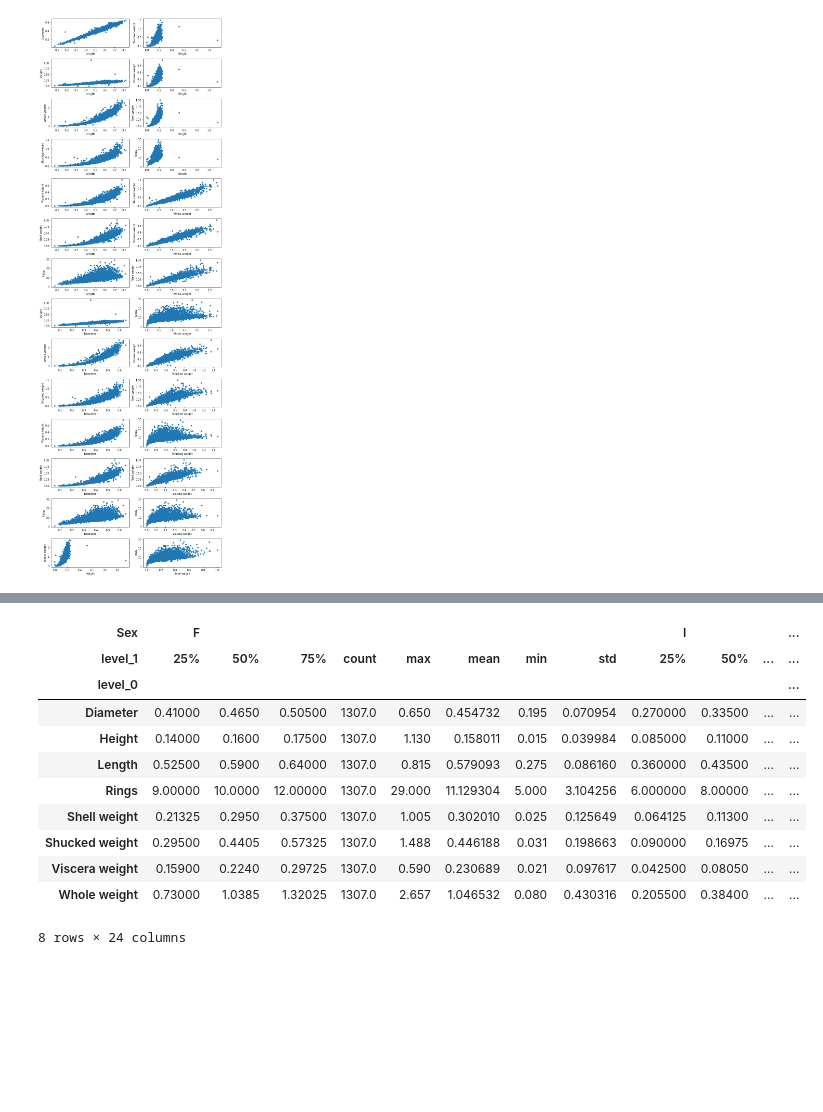
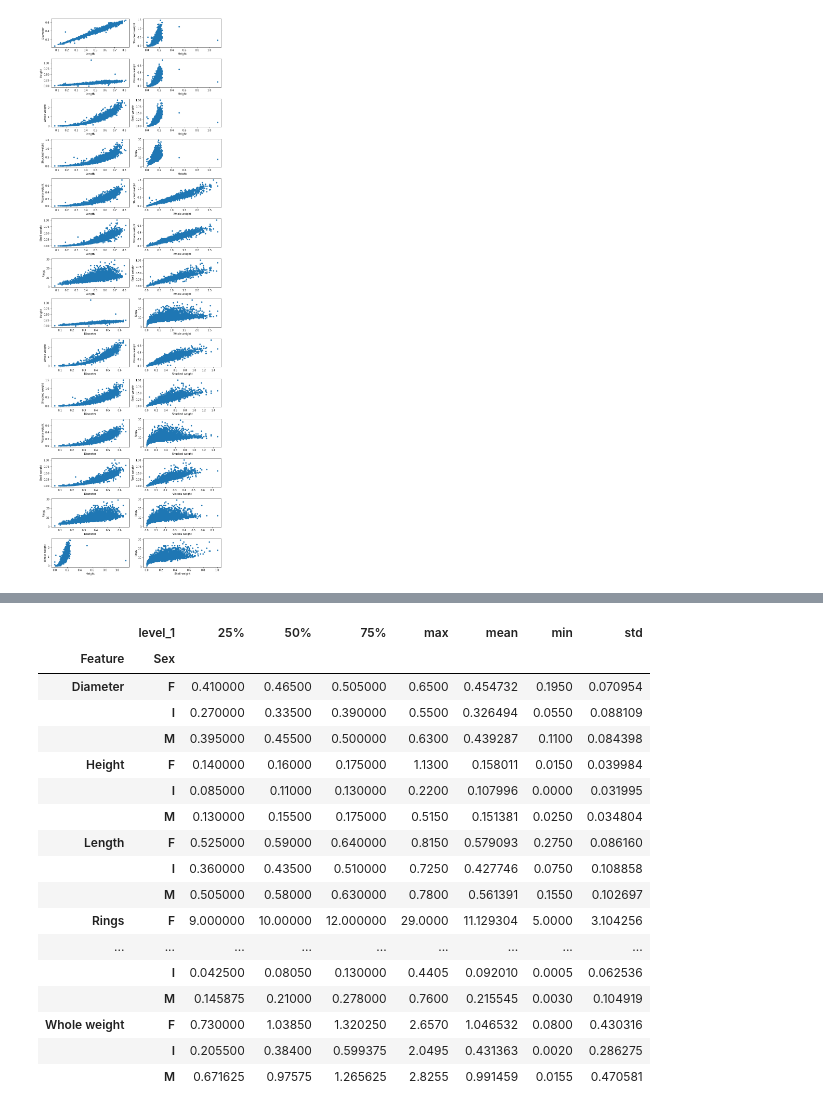
Before and after one commit to WojciechSova/pythonProject, a Jupyter notebook: Untitled.ipynb, the cells around one changed output, grey strips where cells are left out. Drawn from its saved outputs; the diff is of its cells as text; code cells hidden in the pictures; blank space fills up the shorter version.

```diff
--- a/Untitled.ipynb
+++ b/Untitled.ipynb
@@ -102,23 +116,24 @@ regr = sns.regplot(x=df['Length'], y=df['Diameter'])
 # %%
 # 5.2
 five = df.groupby(['Sex']).describe().T.reset_index()
-#print(five)
-#five = df.groupby(by='Sex').describe().reset_index().pivot(index=['Sex'], columns='Sex' ,values=df.columns[1:])
-five = five.pivot_table(index=['level_0', ], columns='level_1').stack(level=0)#.pivot_table(index=['level_0', 'Sex'], columns='level_1')
-# five
-#five = df.groupby('Sex').describe().T.unstack(level=-1).stack(level=0).drop('count', axis=1).rename_axis(['Feature', 'Sex'])
-#five = df.groupby('Sex').describe().T.unstack(level=-1)
+five = five.pivot_table(index=['level_0', ], columns='level_1').stack(level=0).drop('count', axis=1).rename_axis(['Feature', 'Sex'])
 five
 # %% [output]
-| Sex | F |  |  |  |  |  |  |  | I |  |  | ... |
-| level_1 | 25% | 50% | 75% | count | max | mean | min | std | 25% | 50% | ... | ... |
-| level_0 |  |  |  |  |  |  |  |  |  |  |  | ... |
-| Diameter | 0.41000 | 0.4650 | 0.50500 | 1307.0 | 0.650 | 0.454732 | 0.195 | 0.070954 | 0.270000 | 0.33500 | ... | ... |
-| Height | 0.14000 | 0.1600 | 0.17500 | 1307.0 | 1.130 | 0.158011 | 0.015 | 0.039984 | 0.085000 | 0.11000 | ... | ... |
-| Length | 0.52500 | 0.5900 | 0.64000 | 1307.0 | 0.815 | 0.579093 | 0.275 | 0.086160 | 0.360000 | 0.43500 | ... | ... |
-| Rings | 9.00000 | 10.0000 | 12.00000 | 1307.0 | 29.000 | 11.129304 | 5.000 | 3.104256 | 6.000000 | 8.00000 | ... | ... |
-| Shell weight | 0.21325 | 0.2950 | 0.37500 | 1307.0 | 1.005 | 0.302010 | 0.025 | 0.125649 | 0.064125 | 0.11300 | ... | ... |
-| Shucked weight | 0.29500 | 0.4405 | 0.57325 | 1307.0 | 1.488 | 0.446188 | 0.031 | 0.198663 | 0.090000 | 0.16975 | ... | ... |
-| Viscera weight | 0.15900 | 0.2240 | 0.29725 | 1307.0 | 0.590 | 0.230689 | 0.021 | 0.097617 | 0.042500 | 0.08050 | ... | ... |
-| Whole weight | 0.73000 | 1.0385 | 1.32025 | 1307.0 | 2.657 | 1.046532 | 0.080 | 0.430316 | 0.205500 | 0.38400 | ... | ... |
+|  | level_1 | 25% | 50% | 75% | max | mean | min | std |
+| Feature | Sex |  |  |  |  |  |  |  |
+| Diameter | F | 0.410000 | 0.46500 | 0.505000 | 0.6500 | 0.454732 | 0.1950 | 0.070954 |
+|  | I | 0.270000 | 0.33500 | 0.390000 | 0.5500 | 0.326494 | 0.0550 | 0.088109 |
+|  | M | 0.395000 | 0.45500 | 0.500000 | 0.6300 | 0.439287 | 0.1100 | 0.084398 |
+| Height | F | 0.140000 | 0.16000 | 0.175000 | 1.1300 | 0.158011 | 0.0150 | 0.039984 |
+|  | I | 0.085000 | 0.11000 | 0.130000 | 0.2200 | 0.107996 | 0.0000 | 0.031995 |
+|  | M | 0.130000 | 0.15500 | 0.175000 | 0.5150 | 0.151381 | 0.0250 | 0.034804 |
+| Length | F | 0.525000 | 0.59000 | 0.640000 | 0.8150 | 0.579093 | 0.2750 | 0.086160 |
+|  | I | 0.360000 | 0.43500 | 0.510000 | 0.7250 | 0.427746 | 0.0750 | 0.108858 |
+|  | M | 0.505000 | 0.58000 | 0.630000 | 0.7800 | 0.561391 | 0.1550 | 0.102697 |
+| Rings | F | 9.000000 | 10.00000 | 12.000000 | 29.0000 | 11.129304 | 5.0000 | 3.104256 |
+| ... | ... | ... | ... | ... | ... | ... | ... | ... |
+|  | I | 0.042500 | 0.08050 | 0.130000 | 0.4405 | 0.092010 | 0.0005 | 0.062536 |
+|  | M | 0.145875 | 0.21000 | 0.278000 | 0.7600 | 0.215545 | 0.0030 | 0.104919 |
+| Whole weight | F | 0.730000 | 1.03850 | 1.320250 | 2.6570 | 1.046532 | 0.0800 | 0.430316 |
+|  | I | 0.205500 | 0.38400 | 0.599375 | 2.0495 | 0.431363 | 0.0020 | 0.286275 |
+|  | M | 0.671625 | 0.97575 | 1.265625 | 2.8255 | 0.991459 | 0.0155 | 0.470581 |
-8 rows × 24 columns
```
Also changed, not shown: parts of 4 cells of this notebook.
